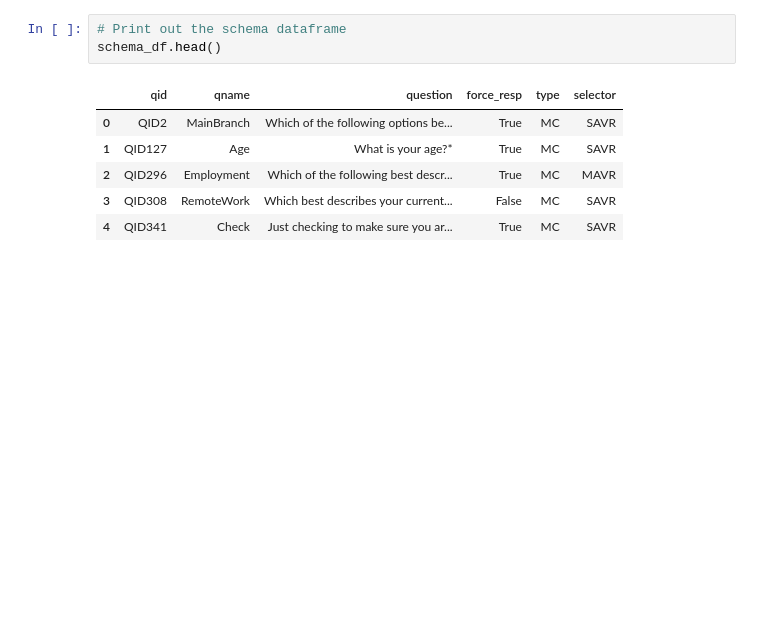
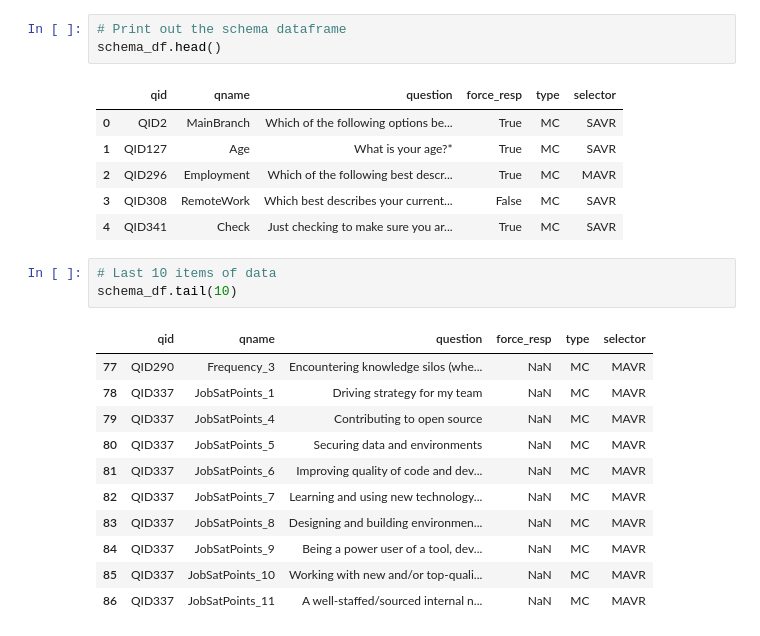
Before and after one commit to uzaaaiiir/jupyter, a Jupyter notebook: pandas/1_pandas_demo.ipynb, the cells around one changed output. Drawn from its saved outputs; the diff is of its cells as text; blank space fills up the shorter version.

Commit message:
Pandas intro and dataframes - rerun notebooks

```diff
--- a/pandas/1_pandas_demo.ipynb
+++ b/pandas/1_pandas_demo.ipynb
@@ -108,3 +108,18 @@ schema_df.head()
 | 2 | QID296 | Employment | Which of the following best descr... | True | MC | MAVR |
 | 3 | QID308 | RemoteWork | Which best describes your current... | False | MC | SAVR |
 | 4 | QID341 | Check | Just checking to make sure you ar... | True | MC | SAVR |
+# %%
+# Last 10 items of data
+schema_df.tail(10)
+# %% [output]
+|  | qid | qname | question | force_resp | type | selector |
+| 77 | QID290 | Frequency_3 | Encountering knowledge silos (whe... | NaN | MC | MAVR |
+| 78 | QID337 | JobSatPoints_1 | Driving strategy for my team | NaN | MC | MAVR |
+| 79 | QID337 | JobSatPoints_4 | Contributing to open source | NaN | MC | MAVR |
+| 80 | QID337 | JobSatPoints_5 | Securing data and environments | NaN | MC | MAVR |
+| 81 | QID337 | JobSatPoints_6 | Improving quality of code and dev... | NaN | MC | MAVR |
+| 82 | QID337 | JobSatPoints_7 | Learning and using new technology... | NaN | MC | MAVR |
+| 83 | QID337 | JobSatPoints_8 | Designing and building environmen... | NaN | MC | MAVR |
+| 84 | QID337 | JobSatPoints_9 | Being a power user of a tool, dev... | NaN | MC | MAVR |
+| 85 | QID337 | JobSatPoints_10 | Working with new and/or top-quali... | NaN | MC | MAVR |
+| 86 | QID337 | JobSatPoints_11 | A well-staffed/sourced internal n... | NaN | MC | MAVR |
```
Also changed, not shown: 1 other file.
